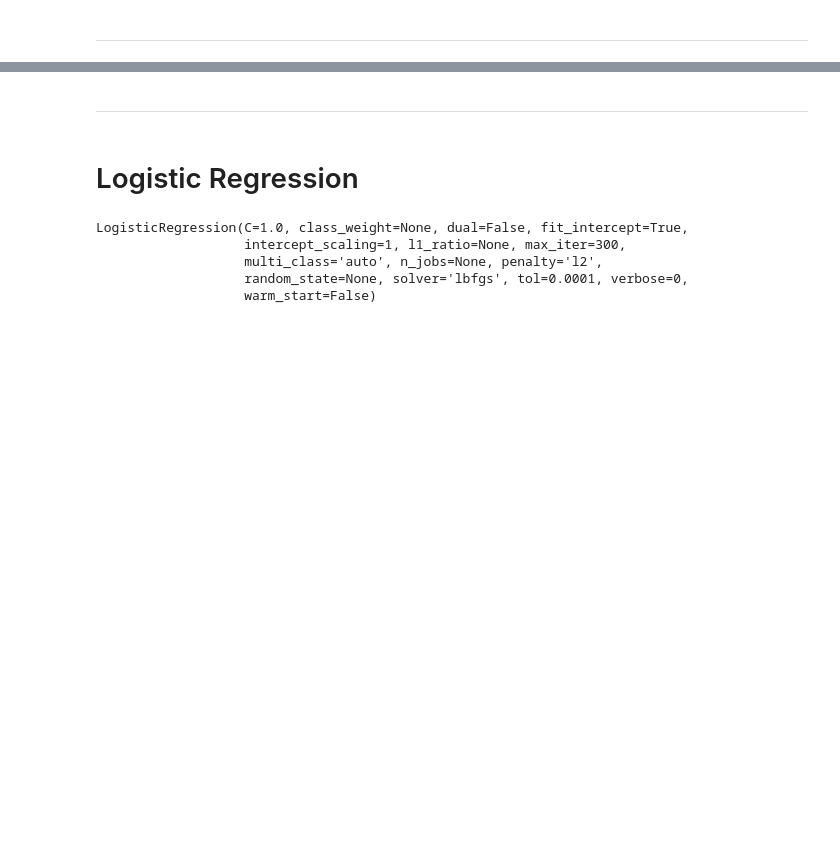
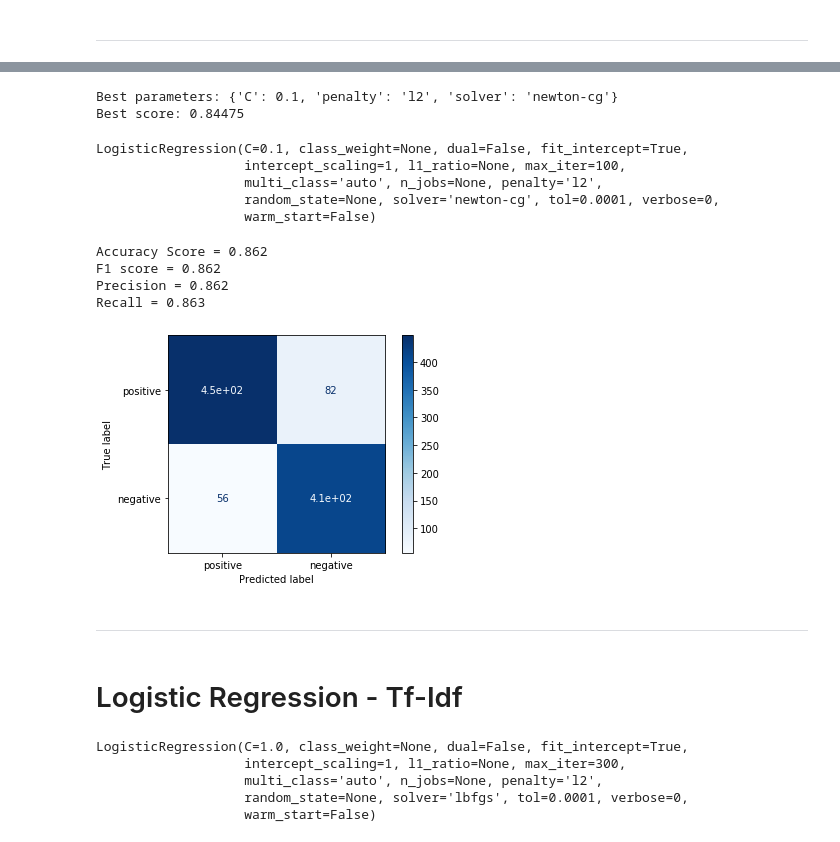
Before and after one commit to LarryLoveIV/Capstone-II, a Jupyter notebook: Model/Logistic Regression and Similar reviews.ipynb, the cells around one changed output, grey strips where cells are left out. Saved outputs shown, nothing was run; the diff lists cells and outputs as text; code cells hidden in the pictures; blank space fills up the shorter version.

```diff
--- a/Model/Logistic Regression and Similar reviews.ipynb
+++ b/Model/Logistic Regression and Similar reviews.ipynb
@@ -68,0 +98,9 @@ df.head()
+# %%
+#Splitting the data
+
+X_tf_train, X_tf_test, y_train, y_test = train_test_split(X_tf, y, test_size=0.2, random_state=42)
+# %%
+#Training
+
+log_reg = LogisticRegression(max_iter=500, random_state=42)
+log_reg.fit(X_tf_train, y_train)
@@ -68,0 +113,11 @@ df.head()
+# %%
+#Tuning
+
+from sklearn.model_selection import GridSearchCV
+parameters = {
+            'penalty':['l2'],
+            'C':[0.01, 0.1, 1],
+            'solver': ['newton-cg', 'lbfgs', 'liblinear', 'sag'],
+        }
+GS = GridSearchCV(log_reg, parameters,cv=10)
+GS.fit(X_tf_train,y_train)
@@ -69,7 +139,43 @@ df.head()
+# %%
+print('Best parameters:', GS.best_params_)
+print('Best score:', GS.best_score_)
+# %% [output]
+Best parameters: {'C': 0.1, 'penalty': 'l2', 'solver': 'newton-cg'}
+Best score: 0.84475
+# %%
+#Training with best parameters
+log_reg = LogisticRegression(**GS.best_params_)
+log_reg.fit(X_tf_train, y_train)
+# %% [output]
+LogisticRegression(C=0.1, class_weight=None, dual=False, fit_intercept=True,
+                   intercept_scaling=1, l1_ratio=None, max_iter=100,
+                   multi_class='auto', n_jobs=None, penalty='l2',
+                   random_state=None, solver='newton-cg', tol=0.0001, verbose=0,
+                   warm_start=False)
+# %%
+#Prediction and score
+
+y_pred = log_reg.predict(X_tf_test)
+
+print('Accuracy Score =', accuracy_score(y_test, y_pred))
+print('F1 score =', '%.3f' % f1_score(y_test, y_pred, average='macro'))
+print('Precision =', '%.3f' % precision_score(y_test, y_pred, average='macro'))
+print('Recall =', '%.3f' % recall_score(y_test, y_pred, average='macro'))
+# %% [output]
+Accuracy Score = 0.862
+F1 score = 0.862
+Precision = 0.862
+Recall = 0.863
+# %%
+disp = plot_confusion_matrix(log_reg, X_tf_test, y_test,
+                                 display_labels=['positive', 'negative'],
+                                 cmap=plt.cm.Blues)
+# %% [output]
+[figure, added]
 # %% [markdown]
 *** ***
 # %% [markdown]
-# Logistic Regression
+# Logistic Regression - Tf-Idf
 # %%
 #Passing the dense matrix to the model
 
```
Also changed, not shown: parts of 44 cells of this notebook.
